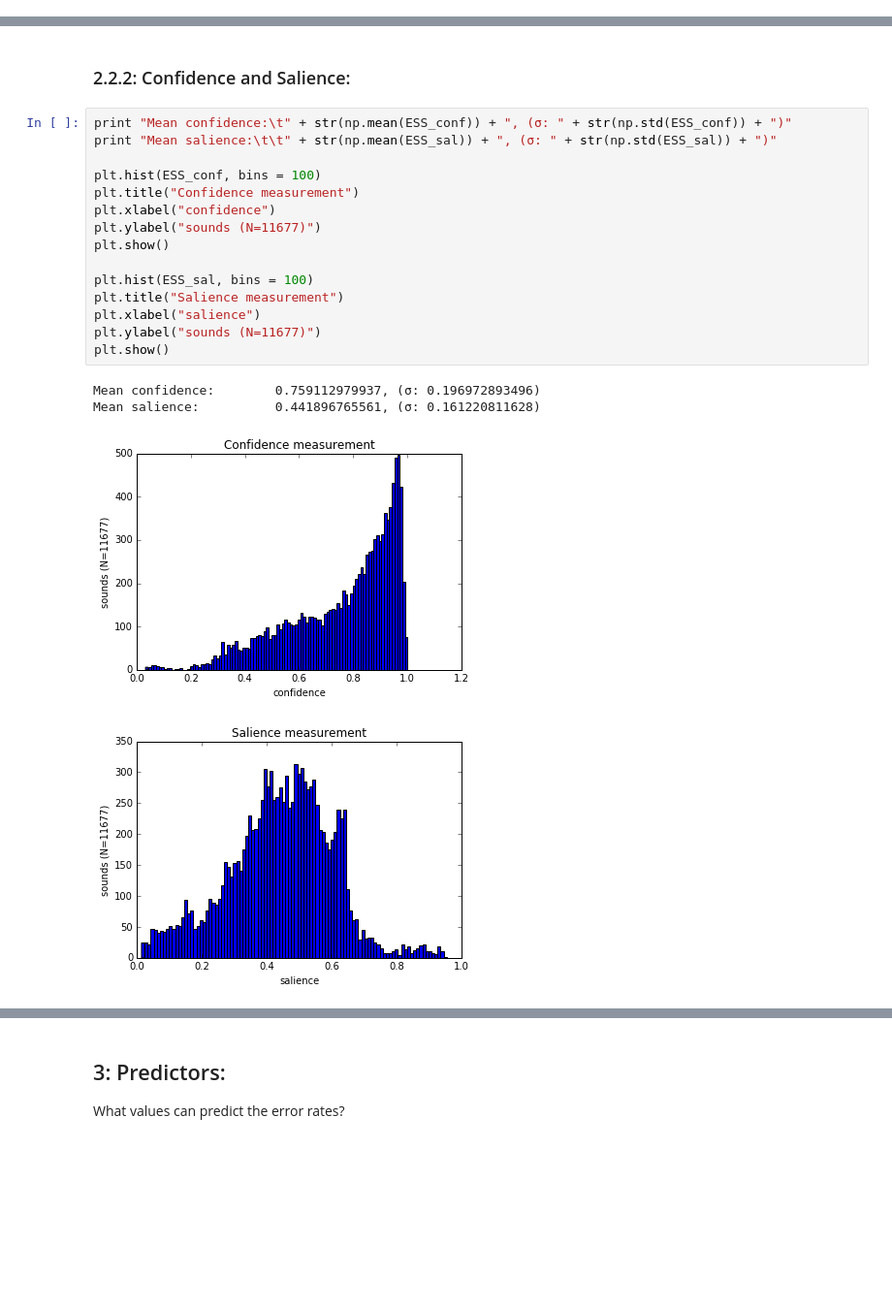
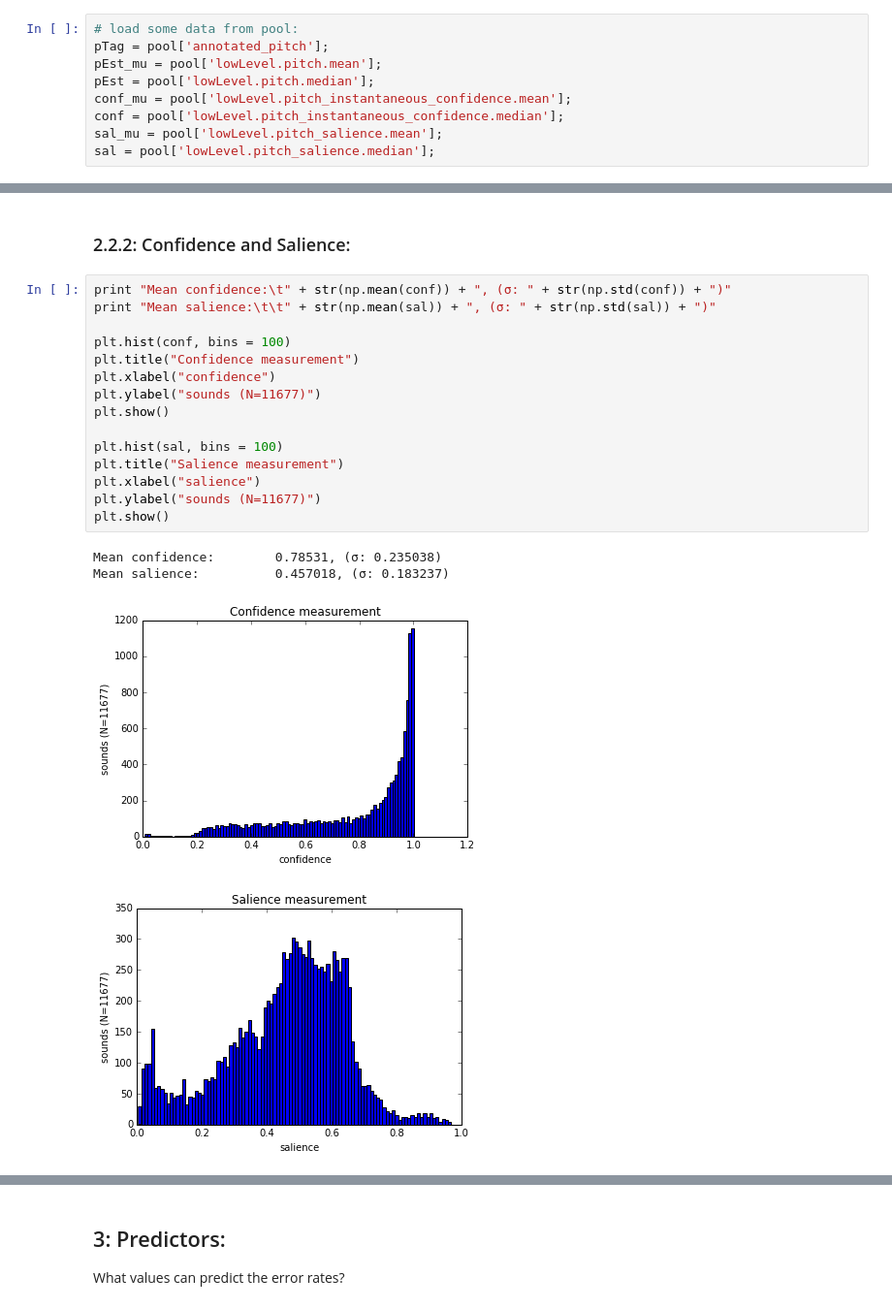
Before and after one commit to akkeh/internship, a Jupyter notebook: pitchEst/notebook/pitchEstimation-Copy1.ipynb, the cells around one changed output, grey strips where cells are left out. Shown at 97% size. Cells and saved outputs as stored; diff of their text form; blank space fills up the shorter version.

```diff
--- a/pitchEst/notebook/pitchEstimation-Copy1.ipynb
+++ b/pitchEst/notebook/pitchEstimation-Copy1.ipynb
@@ -77,6 +70,15 @@ Total sounds:                   11677 sounds
 [figure]
 [figure]
 [figure]
+# %%
+# load some data from pool:
+pTag = pool['annotated_pitch'];
+pEst_mu = pool['lowLevel.pitch.mean'];
+pEst = pool['lowLevel.pitch.median'];
+conf_mu = pool['lowLevel.pitch_instantaneous_confidence.mean'];
+conf = pool['lowLevel.pitch_instantaneous_confidence.median'];
+sal_mu = pool['lowLevel.pitch_salience.mean'];
+sal = pool['lowLevel.pitch_salience.median'];
 # %% [markdown]
 ### 1.1.2: Sampling of the soundpacks:
 What clearly stands out is that most of the sounds come from the user Modular Samples and the Philharmonia library. As the results of the pitch estimation can be dependent on the characteristics of the types of sounds and the manner in which they are recorded, the results can be influenced heavily by the characteristics and recording manner of these sounds. For this reason the error values of the Modular Samples and Philharmonia sounds will be averaged over several samples taken from all their sounds.
@@ -363,24 +381,24 @@ Percentage of ERB < mean:
 # %% [markdown]
 ### 2.2.2: Confidence and Salience:
 # %%
-print "Mean confidence:\t" + str(np.mean(ESS_conf)) + ", (σ: " + str(np.std(ESS_conf)) + ")"
-print "Mean salience:\t\t" + str(np.mean(ESS_sal)) + ", (σ: " + str(np.std(ESS_sal)) + ")"
+print "Mean confidence:\t" + str(np.mean(conf)) + ", (σ: " + str(np.std(conf)) + ")"
+print "Mean salience:\t\t" + str(np.mean(sal)) + ", (σ: " + str(np.std(sal)) + ")"
 
-plt.hist(ESS_conf, bins = 100)
+plt.hist(conf, bins = 100)
 plt.title("Confidence measurement")
 plt.xlabel("confidence")
 plt.ylabel("sounds (N=11677)")
 plt.show()
 
-plt.hist(ESS_sal, bins = 100)
+plt.hist(sal, bins = 100)
 plt.title("Salience measurement")
 plt.xlabel("salience")
 plt.ylabel("sounds (N=11677)")
 plt.show()
 # %% [output]
-Mean confidence:        0.759112979937, (σ: 0.196972893496)
-Mean salience:          0.441896765561, (σ: 0.161220811628)
+Mean confidence:        0.78531, (σ: 0.235038)
+Mean salience:          0.457018, (σ: 0.183237)
-[figure, old version]
+[figure, new version]
-[figure, old version]
+[figure, new version]
 # %% [markdown]
 ### 2.2.3: Octave errors:
```
Also changed, not shown: parts of 19 cells of this notebook, 2 other files.
